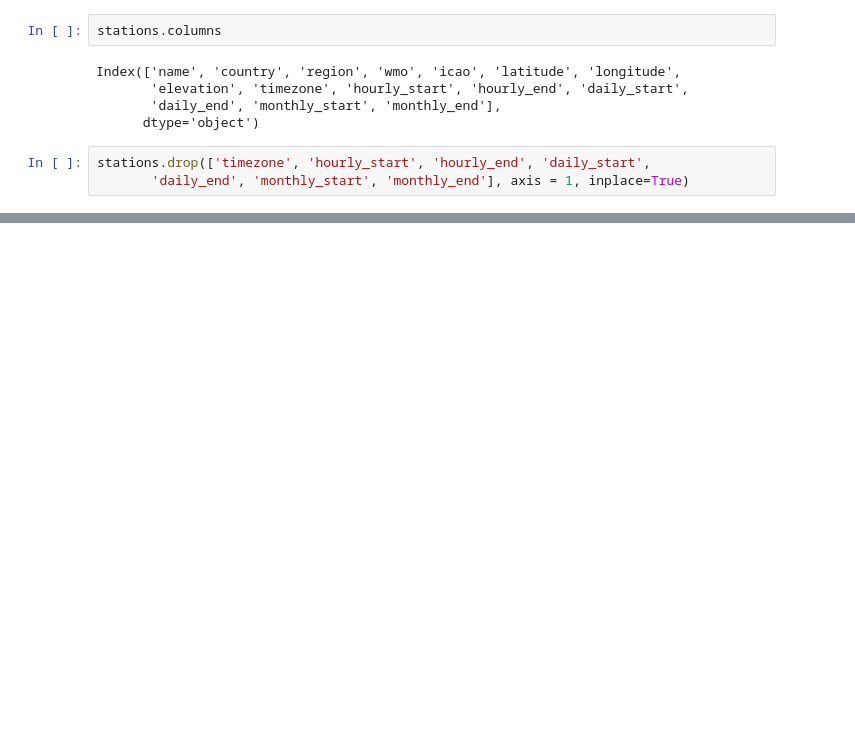
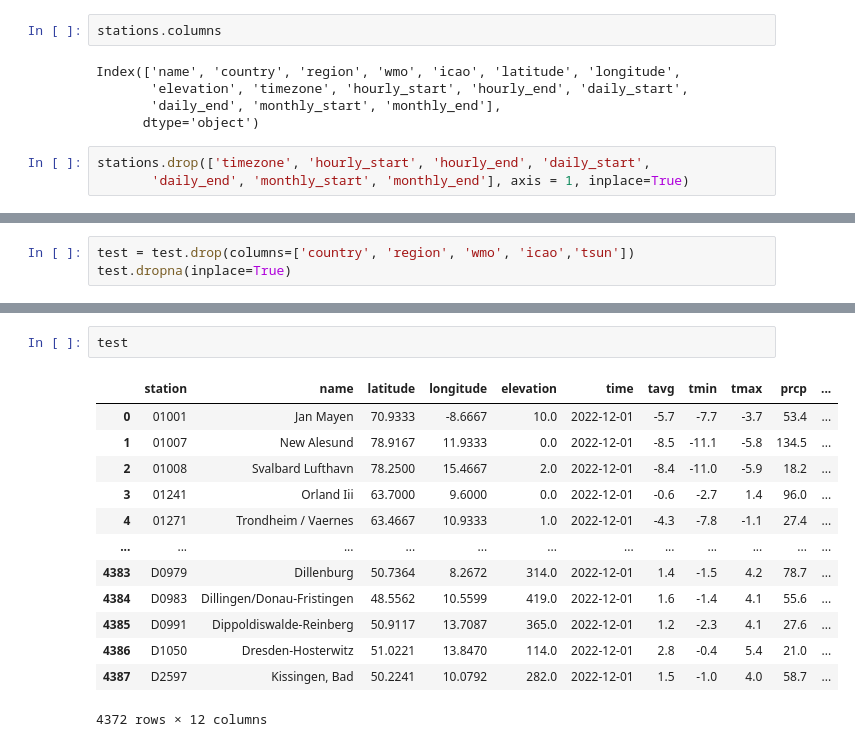
Before and after one commit to MiroRavaProj/Weather-stations, a Jupyter notebook: python_program/main.ipynb, the cells around one changed output, grey strips where cells are left out. Saved outputs shown, nothing was run; the diff lists cells and outputs as text; blank space fills up the shorter version.

```diff
--- a/python_program/main.ipynb
+++ b/python_program/main.ipynb
@@ -74,0 +131,3 @@ stations
+# %%
+test = test.drop(columns=['country', 'region', 'wmo', 'icao','tsun'])
+test.dropna(inplace=True)
@@ -74,0 +150,16 @@ stations
+# %%
+test
+# %% [output]
+|  | station | name | latitude | longitude | elevation | time | tavg | tmin | tmax | prcp | ... |
+| 0 | 01001 | Jan Mayen | 70.9333 | -8.6667 | 10.0 | 2022-12-01 | -5.7 | -7.7 | -3.7 | 53.4 | ... |
+| 1 | 01007 | New Alesund | 78.9167 | 11.9333 | 0.0 | 2022-12-01 | -8.5 | -11.1 | -5.8 | 134.5 | ... |
+| 2 | 01008 | Svalbard Lufthavn | 78.2500 | 15.4667 | 2.0 | 2022-12-01 | -8.4 | -11.0 | -5.9 | 18.2 | ... |
+| 3 | 01241 | Orland Iii | 63.7000 | 9.6000 | 0.0 | 2022-12-01 | -0.6 | -2.7 | 1.4 | 96.0 | ... |
+| 4 | 01271 | Trondheim / Vaernes | 63.4667 | 10.9333 | 1.0 | 2022-12-01 | -4.3 | -7.8 | -1.1 | 27.4 | ... |
+| ... | ... | ... | ... | ... | ... | ... | ... | ... | ... | ... | ... |
+| 4383 | D0979 | Dillenburg | 50.7364 | 8.2672 | 314.0 | 2022-12-01 | 1.4 | -1.5 | 4.2 | 78.7 | ... |
+| 4384 | D0983 | Dillingen/Donau-Fristingen | 48.5562 | 10.5599 | 419.0 | 2022-12-01 | 1.6 | -1.4 | 4.1 | 55.6 | ... |
+| 4385 | D0991 | Dippoldiswalde-Reinberg | 50.9117 | 13.7087 | 365.0 | 2022-12-01 | 1.2 | -2.3 | 4.1 | 27.6 | ... |
+| 4386 | D1050 | Dresden-Hosterwitz | 51.0221 | 13.8470 | 114.0 | 2022-12-01 | 2.8 | -0.4 | 5.4 | 21.0 | ... |
+| 4387 | D2597 | Kissingen, Bad | 50.2241 | 10.0792 | 282.0 | 2022-12-01 | 1.5 | -1.0 | 4.0 | 58.7 | ... |
+4372 rows × 12 columns
```
Also changed, not shown: parts of 16 cells of this notebook.
